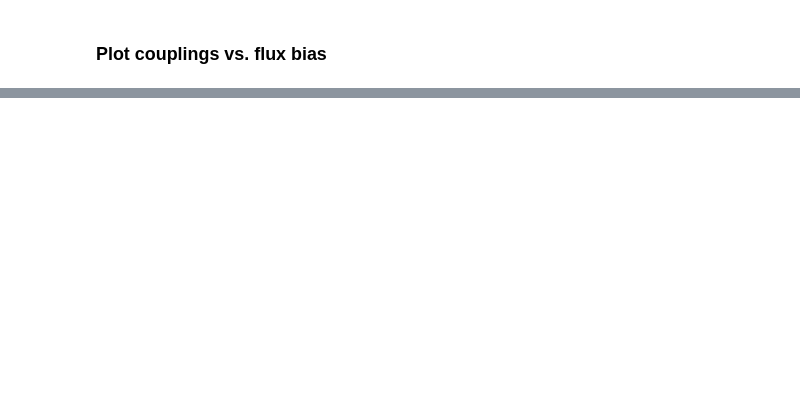
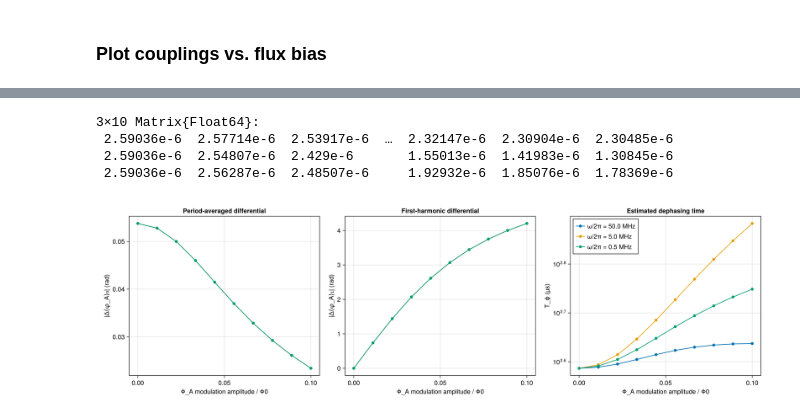
Before and after one commit to brisenodaniel/XoniumUnitCell.jl, a Jupyter notebook: notebooks/parametric_CZ.ipynb, the cells around one changed output, grey strips where cells are left out. Cells and saved outputs as stored; diff of their text form; code cells hidden in the pictures; blank space fills up the shorter version.

```diff
--- a/notebooks/parametric_CZ.ipynb
+++ b/notebooks/parametric_CZ.ipynb
@@ -863,0 +225,45 @@ fig_diag
+# %%
+# Estimated dephasing rate Γφ from the environmental noise PSD (src/env_psd.jl).
+# The weights gₖ are the harmonics of ½(⟨φA⟩_e − ⟨φA⟩_g) along the instantaneous eigenstates, for the
+# qubit-A transition with B in |g⟩ (gg→eg) and in |e⟩ (ge→ee); the two rates are averaged, as in `differentials`.
+# gₖ depend on the drive only through θ = ωt, so ω enters Γφ only through S(kω).
+S_noise = qubit_pink_noise(fA_params; qho_basis_nlev=40, kT=thermal_energy(80e-3))  # noise model of qubit A, at 80 mK (= 2π·1.38·8/6.63)
+
+Γφ = dephasing_rates(φt_sweep, ωlist, S_noise)   # rate in 1/ns, indexed [ω, Φ]
+# %% [output]
+3×10 Matrix{Float64}:
+ 2.59036e-6  2.57714e-6  2.53917e-6  …  2.32147e-6  2.30904e-6  2.30485e-6
+ 2.59036e-6  2.54807e-6  2.429e-6       1.55013e-6  1.41983e-6  1.30845e-6
+ 2.59036e-6  2.56287e-6  2.48507e-6     1.92932e-6  1.85076e-6  1.78369e-6
+# %%
+# plot the period-averaged (∂ωs) and first-harmonic (∂λ_1) differentials side by side,
+# one curve per drive frequency
+fig_dd = Figure(size = (1500, 450))
+
+ax_0 = Axis(fig_dd[1, 1];
+    xlabel = "Φ_A modulation amplitude / Φ0",
+    ylabel = "|Δ⟨φ_A⟩₀| (rad)",
+    title = "Period-averaged differential",
+)
+ax_1 = Axis(fig_dd[1, 2];
+    xlabel = "Φ_A modulation amplitude / Φ0",
+    ylabel = "|Δ⟨φ_A⟩₁| (rad)",
+    title = "First-harmonic differential",
+)
+ax_2 = Axis(fig_dd[1, 3];
+    xlabel = "Φ_A modulation amplitude / Φ0",
+    ylabel = "T_ϕ (µs)",
+    title = "Estimated dephasing time",
+    yscale = log10,
+)
+for (i, ω) in enumerate(ωlist)
+    lbl = "ω/2π = $(round(1e3 * ω / 2π, sigdigits=3)) MHz"
+    scatterlines!(ax_0, Φlist, ∂ωs[i, :]; label = lbl)
+    scatterlines!(ax_1, Φlist, ∂λ_1[i, :]; label = lbl)
+    scatterlines!(ax_2, Φlist, 1e-3 .* (Γφ[i, :].^-1); label = lbl)   # 1/ns → 1/µs
+end
+axislegend(ax_2; position = :lt)
+
+fig_dd
+# %% [output]
+[figure, added]
```
Also changed, not shown: parts of 18 cells of this notebook, 12 other files.
